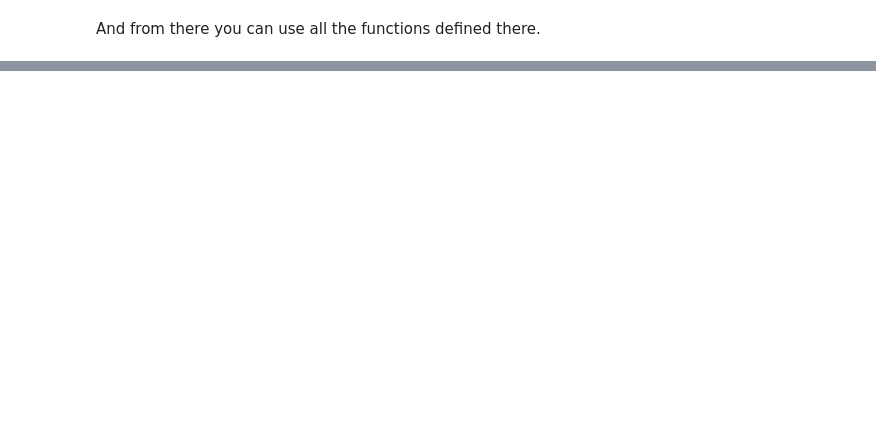
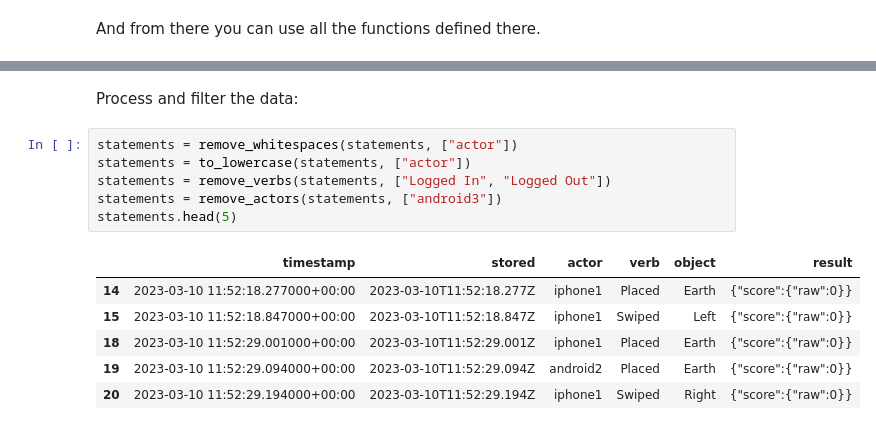
Before and after one commit to Stocastico/xapi_analysis, a Jupyter notebook: nbs/index.ipynb, the cells around one changed output, grey strips where cells are left out. Cells and saved outputs as stored; diff of their text form; blank space fills up the shorter version.

```diff
--- a/nbs/index.ipynb
+++ b/nbs/index.ipynb
@@ -36,0 +44,15 @@ And from there you can use all the functions defined there.
+# %% [markdown]
+Process and filter the data:
+# %%
+statements = remove_whitespaces(statements, ["actor"])
+statements = to_lowercase(statements, ["actor"])
+statements = remove_verbs(statements, ["Logged In", "Logged Out"])
+statements = remove_actors(statements, ["android3"])
+statements.head(5)
+# %% [output]
+|  | timestamp | stored | actor | verb | object | result |
+| 14 | 2023-03-10 11:52:18.277000+00:00 | 2023-03-10T11:52:18.277Z | iphone1 | Placed | Earth | {"score":{"raw":0}} |
+| 15 | 2023-03-10 11:52:18.847000+00:00 | 2023-03-10T11:52:18.847Z | iphone1 | Swiped | Left | {"score":{"raw":0}} |
+| 18 | 2023-03-10 11:52:29.001000+00:00 | 2023-03-10T11:52:29.001Z | iphone1 | Placed | Earth | {"score":{"raw":0}} |
+| 19 | 2023-03-10 11:52:29.094000+00:00 | 2023-03-10T11:52:29.094Z | android2 | Placed | Earth | {"score":{"raw":0}} |
+| 20 | 2023-03-10 11:52:29.194000+00:00 | 2023-03-10T11:52:29.194Z | iphone1 | Swiped | Right | {"score":{"raw":0}} |
```
Also changed, not shown: parts of 9 cells of this notebook, 37 other files.
